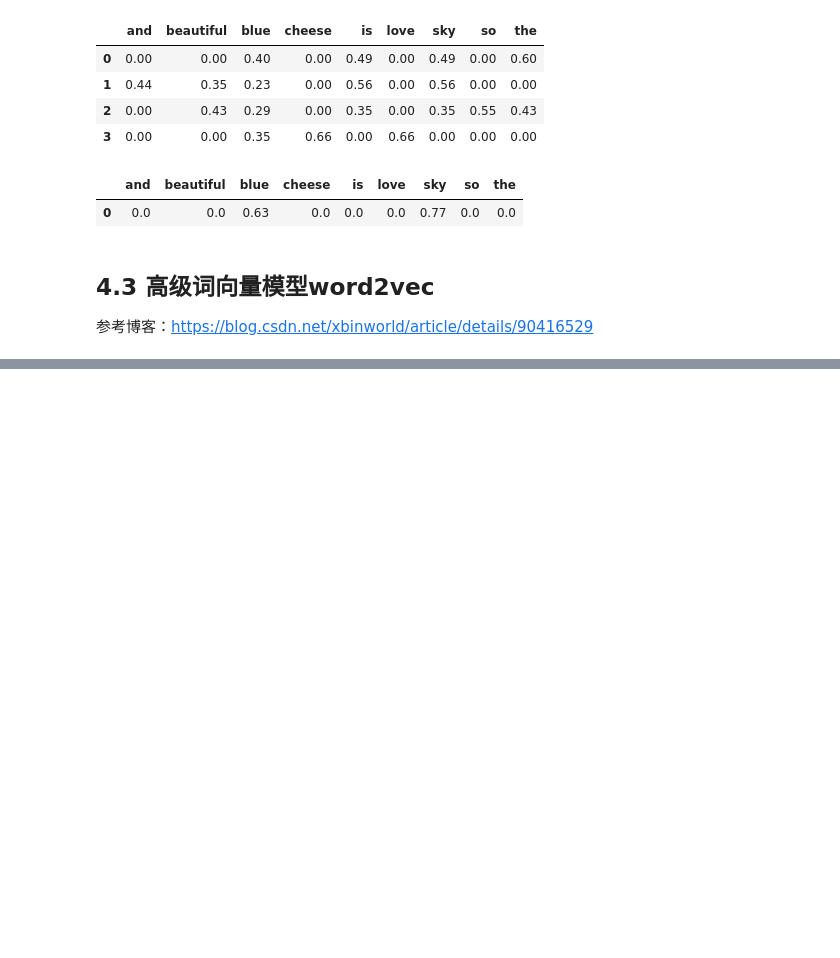
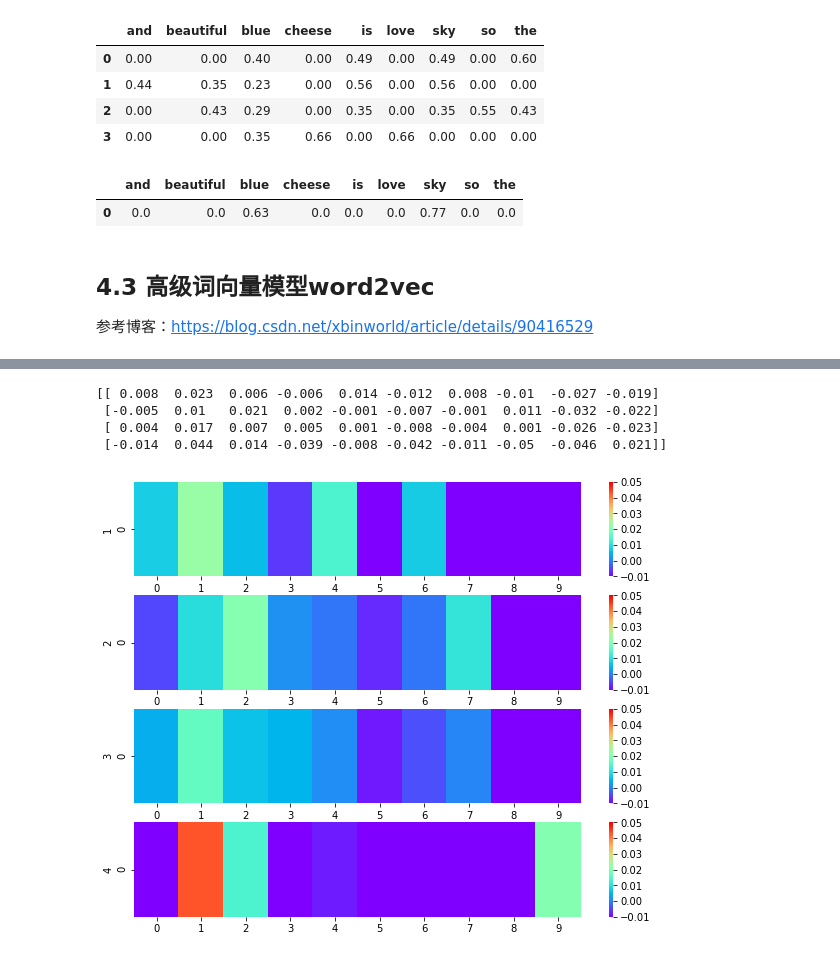
Before and after one commit to Leolee11111/NLP, a Jupyter notebook: 文本分类.ipynb, the cells around one changed output, grey strips where cells are left out. Drawn from its saved outputs; the diff is of its cells as text; code cells hidden in the pictures; blank space fills up the shorter version.

```diff
--- a/文本分类.ipynb
+++ b/文本分类.ipynb
@@ -323,0 +439,54 @@ word2vec工具的提出正是为了解决上面这个问题 。它将每个词
+# %%
+# 1.平均词向量
+"""
+word2vec为每个单词都创建了一个k维的词向量，但是一个语料库中有N个文档，每个文档有n个单词，我们怎么表示每个文档D呢？
+平均词向量：ACW(D) = sum(wv(w))/n
+说白了就是把文档D 内所有单词的词向量求和取平均
+
+CORPUS = [
+    'the sky is blue',
+    'sky is blue and sky is beautiful',
+    'the beautiful sky is so blue',
+    'i love blue cheese'
+]
+new_doc = ['loving this blue sky today']
+"""
+import numpy as np
+def average_word_vector(words,model,vocabulary,num_features):
+    feature_vector = np.zeros((num_features,),dtype="float64")
+    nwords = 0
+
+    for word in words:
+        if word in vocabulary:
+            nwords = nwords + 1.
+            feature_vector = np.add(feature_vector,model[word])
+    if nwords:
+        feature_vector = np.divide(feature_vector,nwords)
+
+    return feature_vector
+
+def average_word_vectorizer(corpus,model,num_features):
+    vocabulary = set(model.wv.index2word)
+    features = [average_word_vector(tokenized_sentence,model,vocabulary,num_features) for tokenized_sentence in corpus]
+    return np.array(features)
+
+
+avg_word_vec_features = average_word_vectorizer(corpus=TOKENIZED_CORPUS,model=model,num_features=10)
+print(np.round(avg_word_vec_features,3))
+# %% [output]
+[[ 0.008  0.023  0.006 -0.006  0.014 -0.012  0.008 -0.01  -0.027 -0.019]
+ [-0.005  0.01   0.021  0.002 -0.001 -0.007 -0.001  0.011 -0.032 -0.022]
+ [ 0.004  0.017  0.007  0.005  0.001 -0.008 -0.004  0.001 -0.026 -0.023]
+ [-0.014  0.044  0.014 -0.039 -0.008 -0.042 -0.011 -0.05  -0.046  0.021]]
+# %%
+## 可视化平均词向量
+import matplotlib.pyplot as plt
+%matplotlib inline
+import seaborn as sns
+f=plt.figure(figsize=(10,8))
+for i in range(avg_word_vec_features.shape[0]):
+    f.add_subplot(avg_word_vec_features.shape[0],1,i+1)
+    ax = sns.heatmap(pd.DataFrame(avg_word_vec_features[i].reshape(1,avg_word_vec_features.shape[1])),cmap="rainbow",vmin=-0.01,vmax=0.05)
+    plt.ylabel(i+1)
+# %% [output]
+[figure, added]
```
Also changed, not shown: parts of 7 cells of this notebook, 13 other files.
